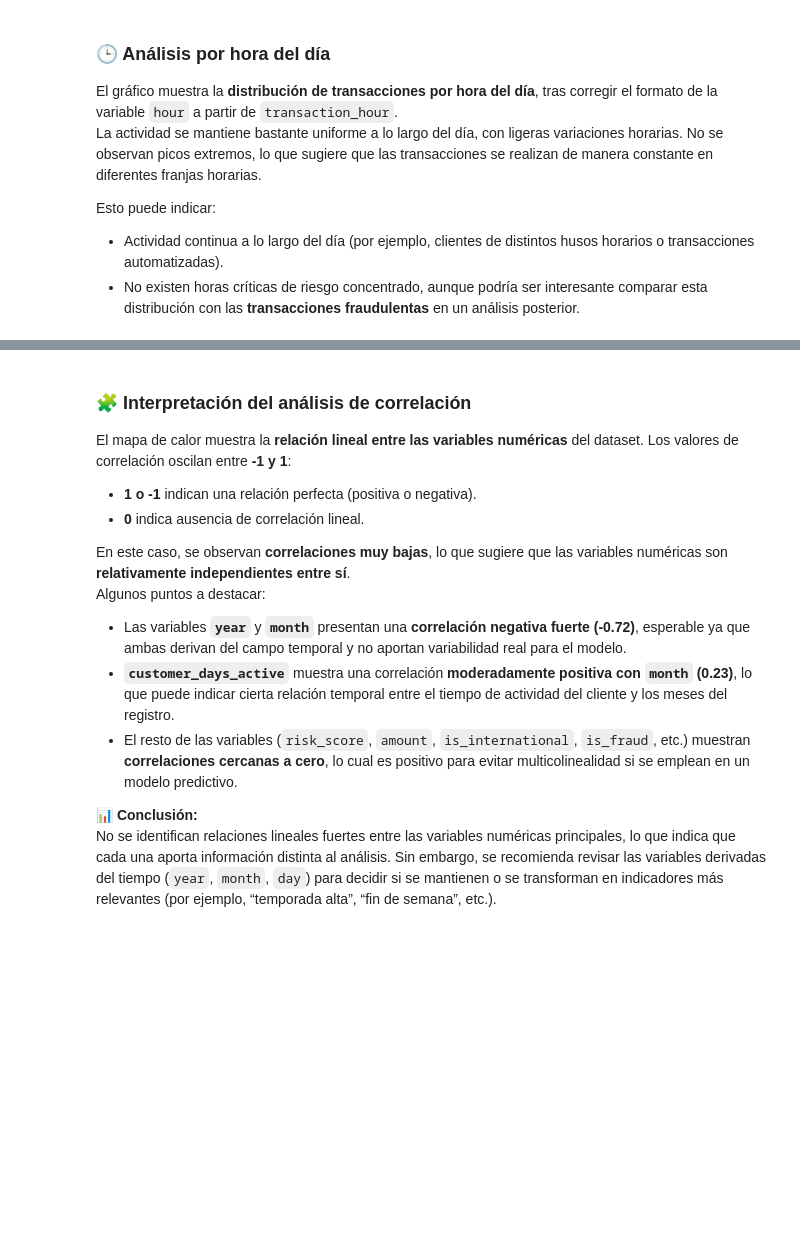
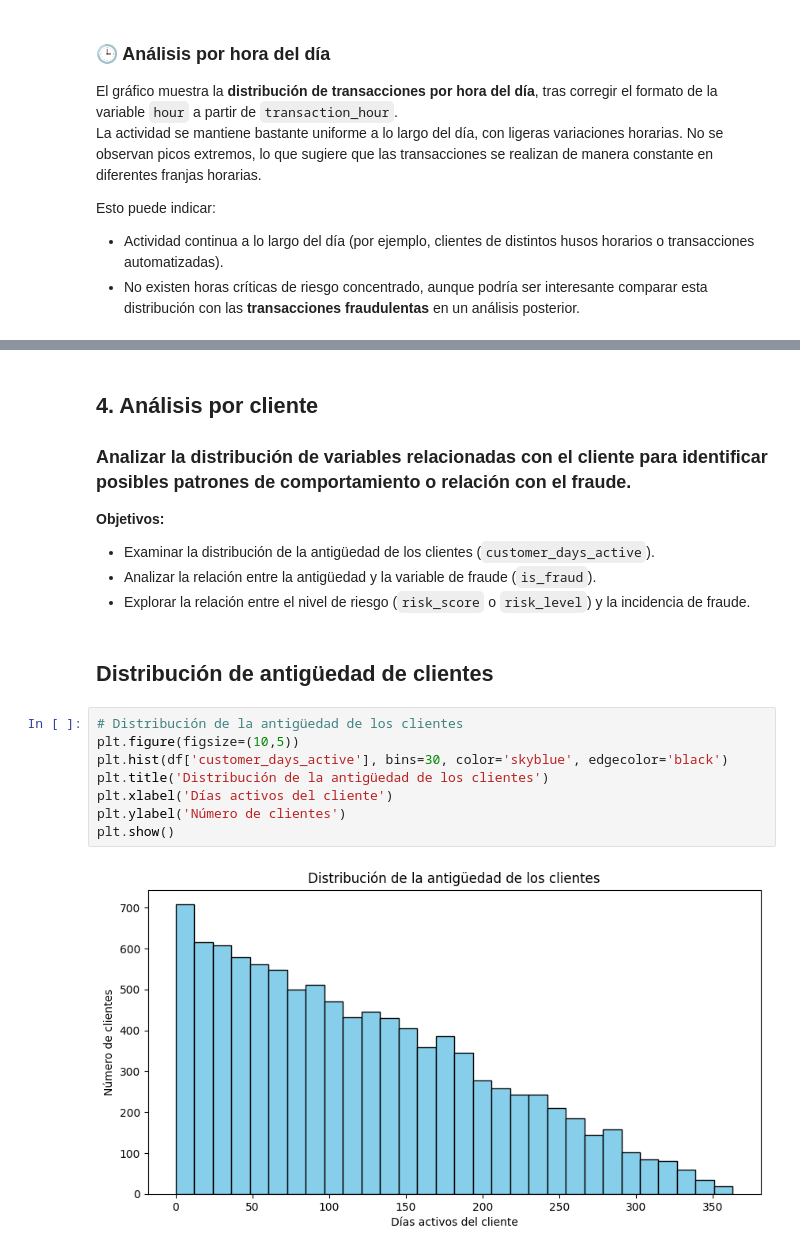
Before and after one commit to PatriciaMerinero/Proyecto_Final_Data_Analytics, a Jupyter notebook: NOTEBOOKS/03_EDA_ANALISIS_DESCRIPTIVO.ipynb, the cells around one changed output, grey strips where cells are left out. Cells and saved outputs as stored; diff of their text form; blank space fills up the shorter version.

Commit message:
Análisis por cliente: distribución de antigüedad, relación con fraude y nivel de riesgo

```diff
--- a/NOTEBOOKS/03_EDA_ANALISIS_DESCRIPTIVO.ipynb
+++ b/NOTEBOOKS/03_EDA_ANALISIS_DESCRIPTIVO.ipynb
@@ -444,17 +461,21 @@ plt.show()
 # %% [markdown]
-### 🧩 Interpretación del análisis de correlación
+## 4. Análisis por cliente
 
-El mapa de calor muestra la **relación lineal entre las variables numéricas** del dataset. Los valores de correlación oscilan entre **-1 y 1**:
+### Analizar la distribución de variables relacionadas con el cliente para identificar posibles patrones de comportamiento o relación con el fraude.
 
-- **1 o -1** indican una relación perfecta (positiva o negativa).
-- **0** indica ausencia de correlación lineal.
-
-En este caso, se observan **correlaciones muy bajas**, lo que sugiere que las variables numéricas son **relativamente independientes entre sí**.
-Algunos puntos a destacar:
-
-- Las variables **`year`** y **`month`** presentan una **correlación negativa fuerte (-0.72)**, esperable ya que ambas derivan del campo temporal y no aportan variabilidad real para el modelo.
-- **`customer_days_active`** muestra una correlación **moderadamente positiva con `month` (0.23)**, lo que puede indicar cierta relación temporal entre el tiempo de actividad del cliente y los meses del registro.
-- El resto de las variables (`risk_score`, `amount`, `is_international`, `is_fraud`, etc.) muestran **correlaciones cercanas a cero**, lo cual es positivo para evitar multicolinealidad si se emplean en un modelo predictivo.
-
-📊 **Conclusión:**
-No se identifican relaciones lineales fuertes entre las variables numéricas principales, lo que indica que cada una aporta información distinta al análisis. Sin embargo, se recomienda revisar las variables derivadas del tiempo (`year`, `month`, `day`) para decidir si se mantienen o se transforman en indicadores más relevantes (por ejemplo, “temporada alta”, “fin de semana”, etc.).
+**Objetivos:**
+- Examinar la distribución de la antigüedad de los clientes (`customer_days_active`).
+- Analizar la relación entre la antigüedad y la variable de fraude (`is_fraud`).
+- Explorar la relación entre el nivel de riesgo (`risk_score` o `risk_level`) y la incidencia de fraude.
+# %% [markdown]
+## Distribución de antigüedad de clientes
+# %%
+# Distribución de la antigüedad de los clientes
+plt.figure(figsize=(10,5))
+plt.hist(df['customer_days_active'], bins=30, color='skyblue', edgecolor='black')
+plt.title('Distribución de la antigüedad de los clientes')
+plt.xlabel('Días activos del cliente')
+plt.ylabel('Número de clientes')
+plt.show()
+# %% [output]
+[figure, added]
```
Also changed, not shown: parts of 10 cells of this notebook.
